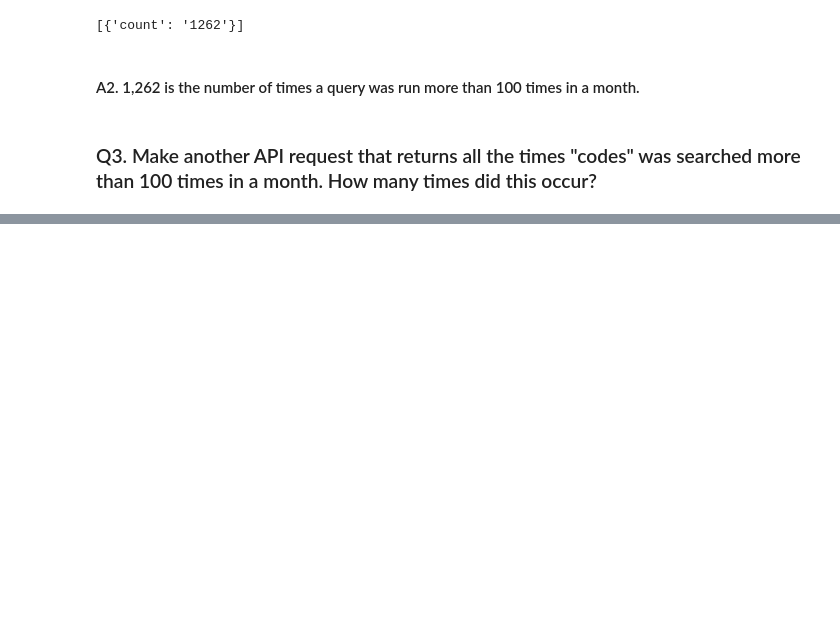
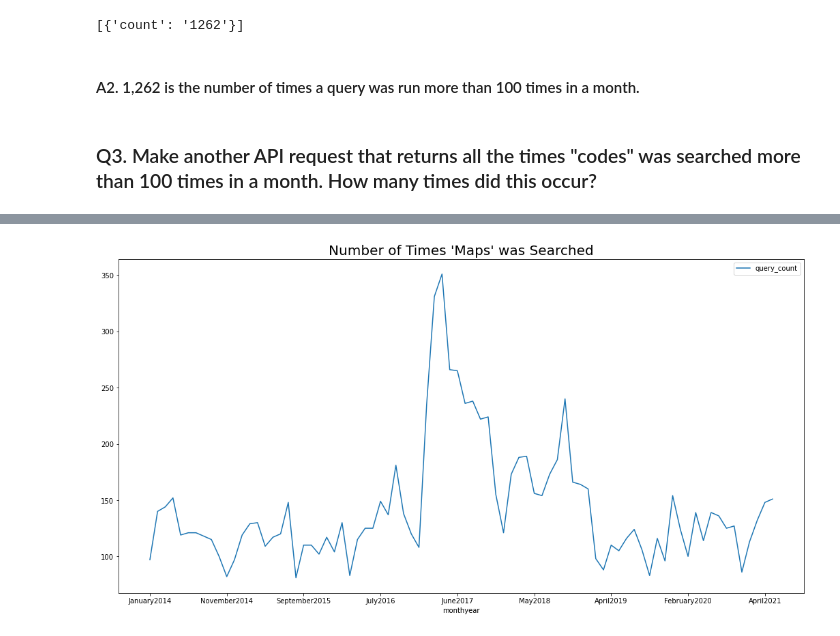
Before and after one commit to NSS-Data-Analytics-Cohort-6/socrata-api-jmdrumright, a Jupyter notebook: notebooks/socrata_api_jd.ipynb, the cells around one changed output, grey strips where cells are left out. Saved outputs shown, nothing was run; the diff lists cells and outputs as text; code cells hidden in the pictures; blank space fills up the shorter version.

Commit message:
On 5, may revisit plot for 4 later

```diff
--- a/notebooks/socrata_api_jd.ipynb
+++ b/notebooks/socrata_api_jd.ipynb
@@ -149,0 +192,8 @@ len(over100_codes_count)
+# %%
+# Same as above but with query_text=maps
+# https://stackoverflow.com/questions/59529516/import-all-rows-from-dataset-using-soda-api-python
+endpoint = 'https://data.nashville.gov/resource/fuaa-r5cm.json?query_text=maps&$limit=50000'
+response = requests.get(endpoint)
+maps = response.json()
+df = pd.DataFrame(maps)
+print(df.shape)
@@ -149,0 +211,4 @@ len(over100_codes_count)
+# %%
+# Remove query_text and month columns
+df = df.drop(columns=['query_text', 'month'], axis=1)
+df.head()
@@ -149,0 +222,4 @@ len(over100_codes_count)
+# %%
+# Adding a new col to combine month and year for x-axis
+df["monthyear"] = df["month_name"] + df["year"]
+df.head()
@@ -149,0 +233,9 @@ len(over100_codes_count)
+# %%
+# Convert query_count to numeric
+df["query_count"] = pd.to_numeric(df["query_count"])
+# %%
+df.plot(x="monthyear", y="query_count", figsize=(18, 9))
+plt.title("Number of Times 'Maps' was Searched", fontsize=20)
+plt.show()
+# %% [output]
+[figure, added]
```
Also changed, not shown: parts of 21 cells of this notebook.
